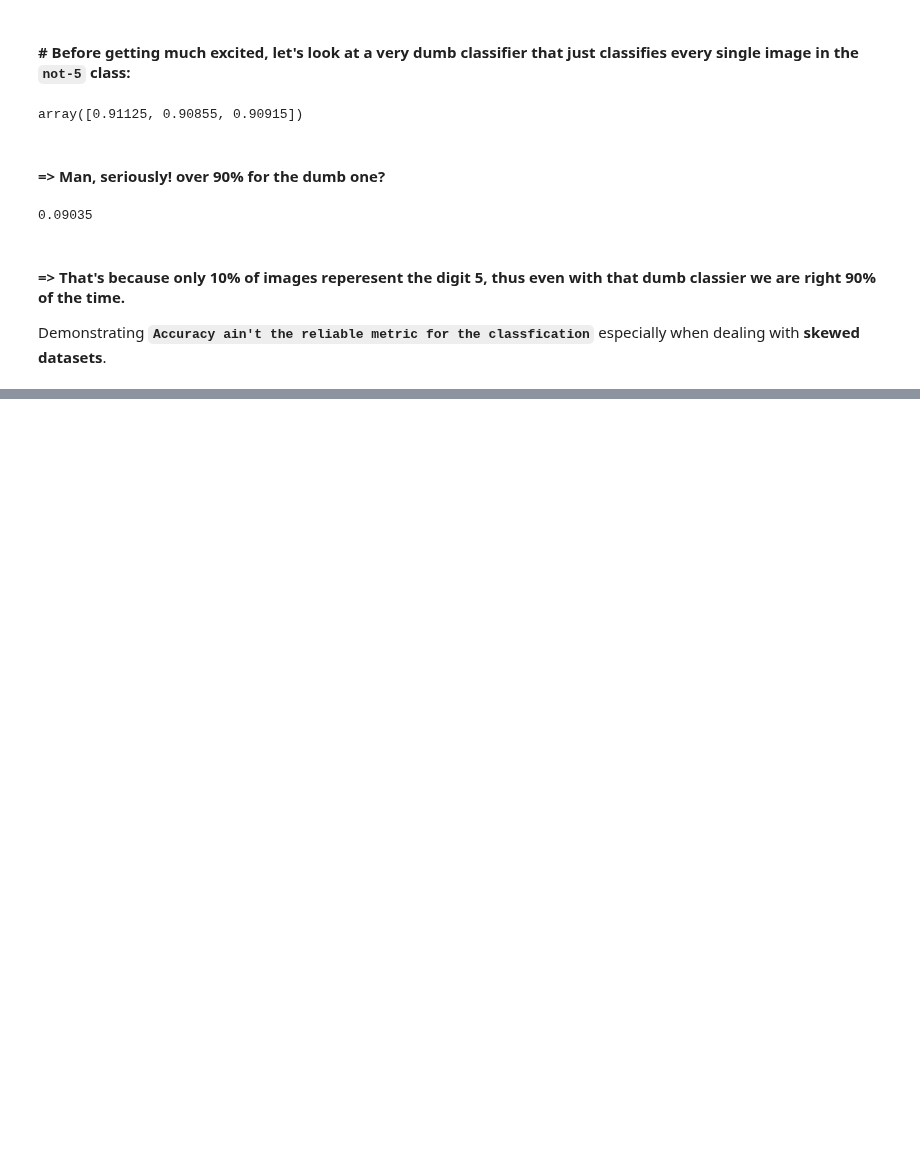
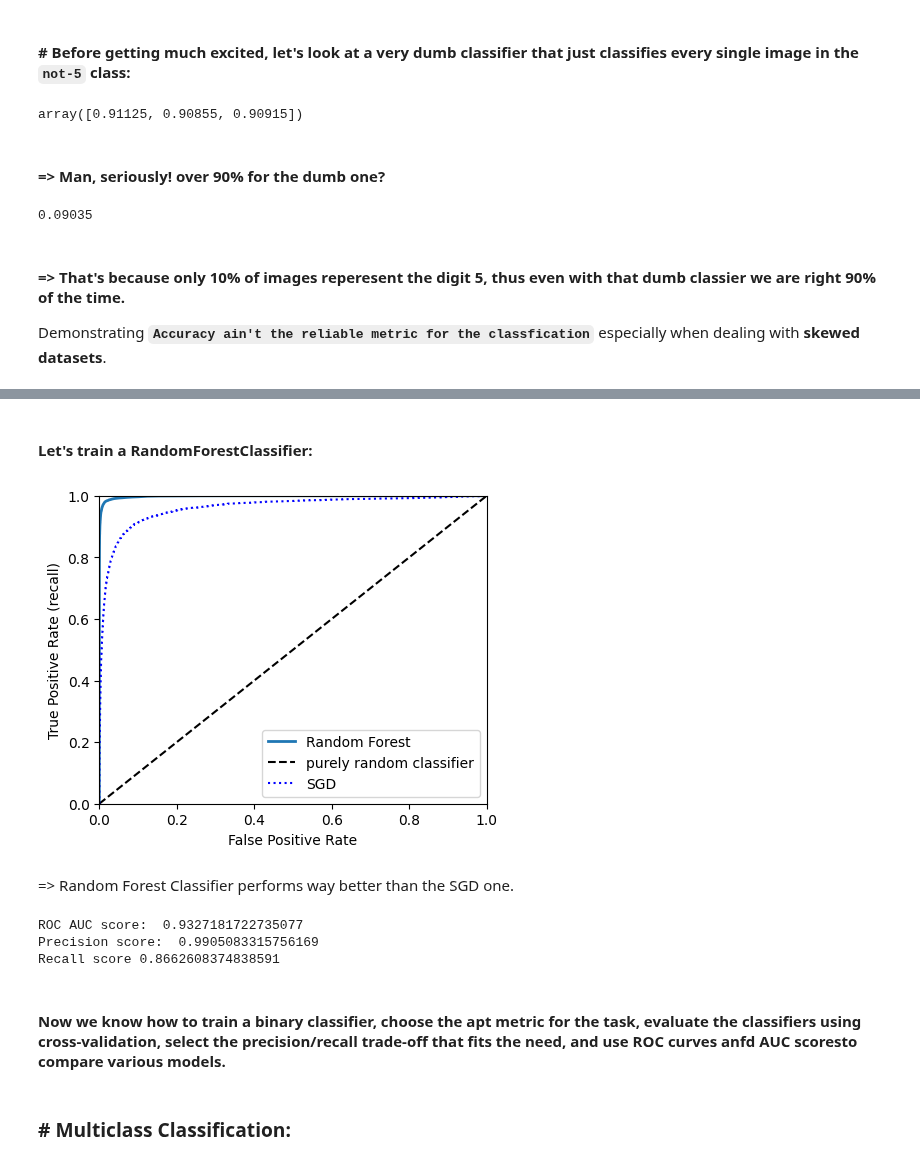
Before and after one commit to suryanshyaknow/machine-learning, a Jupyter notebook: in2__classification/in1__classification.ipynb, the cells around one changed output, grey strips where cells are left out. Saved outputs shown, nothing was run; the diff lists cells and outputs as text; code cells hidden in the pictures; blank space fills up the shorter version.

```diff
--- a/in2__classification/in1__classification.ipynb
+++ b/in2__classification/in1__classification.ipynb
@@ -421,0 +462,23 @@ Recall:  0.4799852425751706
+# %% [markdown]
+#### Let's train a RandomForestClassifier:
+# %%
+from sklearn.ensemble import RandomForestClassifier
+
+forest_clf = RandomForestClassifier(random_state=42)
+y_probabs_forest = cross_val_predict(forest_clf, x_train, y_train_5, cv=3,
+                                     method="predict_proba")
+# %%
+y_scores_forest = y_probabs_forest[:, 1]  # to be fed into roc_curve()
+
+fpr_forest, tpr_forest, thresholds_forest = roc_curve(y_train_5, y_scores_forest)
+# %%
+## Plot ROC curve for RandomForestClassifier
+
+plot_roc_curve(fpr=fpr_forest, tpr=tpr_forest, label="Random Forest")
+plt.plot(fpr, tpr, "b:", label="SGD")
+plt.legend(loc="lower right")
+plt.show()
+# %% [output]
+[figure, added]
+# %% [markdown]
+=> Random Forest Classifier performs way better than the SGD one.
@@ -421,0 +489,14 @@ Recall:  0.4799852425751706
+# %%
+## ROC AUC score, Precision and Recall for Random Forest Classifier
+
+print("ROC AUC score: ", roc_auc_score(y_train_5, y_preds_forest))
+print("Precision score: ", precision_score(y_train_5, y_preds_forest))
+print("Recall score", recall_score(y_train_5, y_preds_forest))
+# %% [output]
+ROC AUC score:  0.9327181722735077
+Precision score:  0.9905083315756169
+Recall score 0.8662608374838591
+# %% [markdown]
+#### Now we know how to train a binary classifier, choose the apt metric for the task, evaluate the classifiers using cross-validation, select the precision/recall trade-off that fits the need, and use ROC curves anfd AUC scoresto compare various models.
+# %% [markdown]
+### # Multiclass Classification:
```
Also changed, not shown: parts of 74 cells of this notebook.
